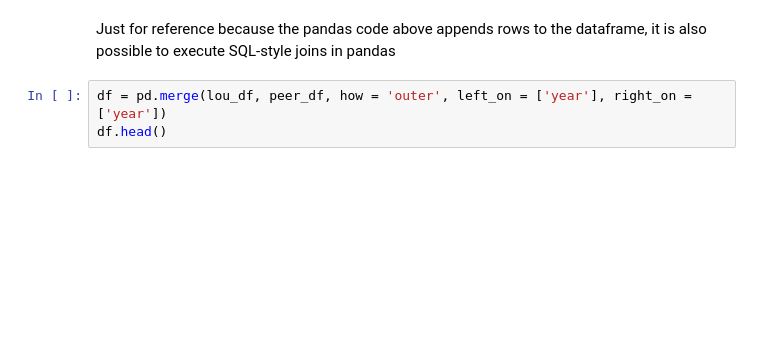
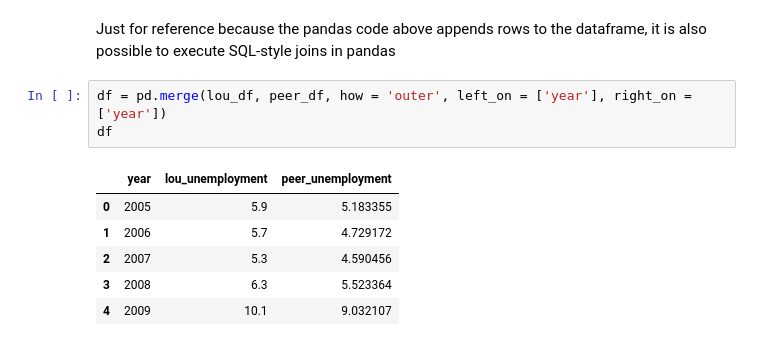
Before and after one commit to natekratzer/code_lou_python, a Jupyter notebook: city_unemployment_update.ipynb, the cells around one changed output. Cells and saved outputs as stored; diff of their text form; blank space fills up the shorter version.

```diff
--- a/city_unemployment_update.ipynb
+++ b/city_unemployment_update.ipynb
@@ -105,4 +216,11 @@ df
 Just for reference because the pandas code above appends rows to the dataframe, it is also possible to execute SQL-style joins in pandas
 # %%
 df = pd.merge(lou_df, peer_df, how = 'outer', left_on = ['year'], right_on = ['year'])
-df.head()
+df
+# %% [output]
+|  | year | lou_unemployment | peer_unemployment |
+| 0 | 2005 | 5.9 | 5.183355 |
+| 1 | 2006 | 5.7 | 4.729172 |
+| 2 | 2007 | 5.3 | 4.590456 |
+| 3 | 2008 | 6.3 | 5.523364 |
+| 4 | 2009 | 10.1 | 9.032107 |
```
Also changed, not shown: parts of 14 cells of this notebook.
